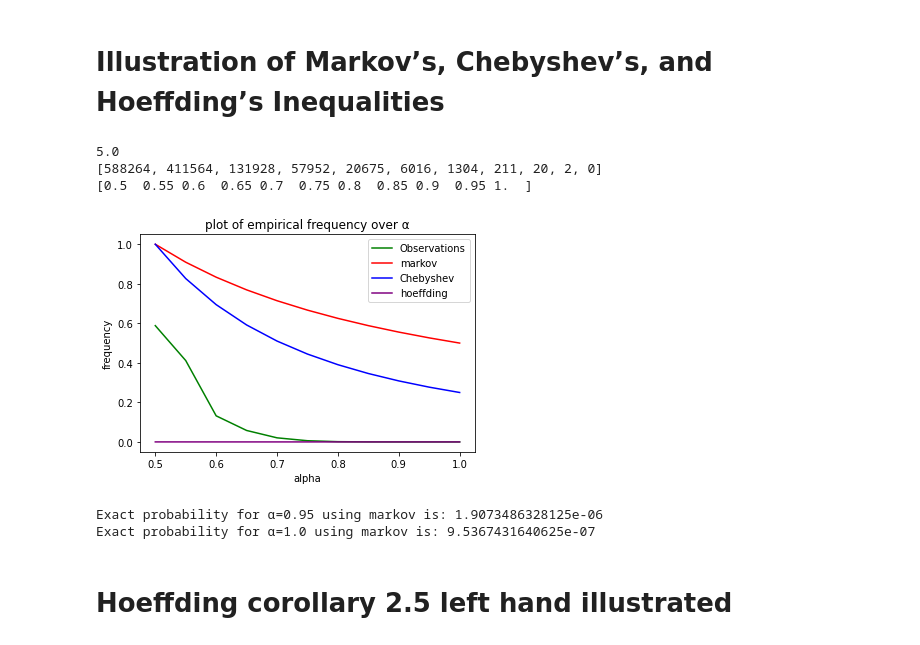
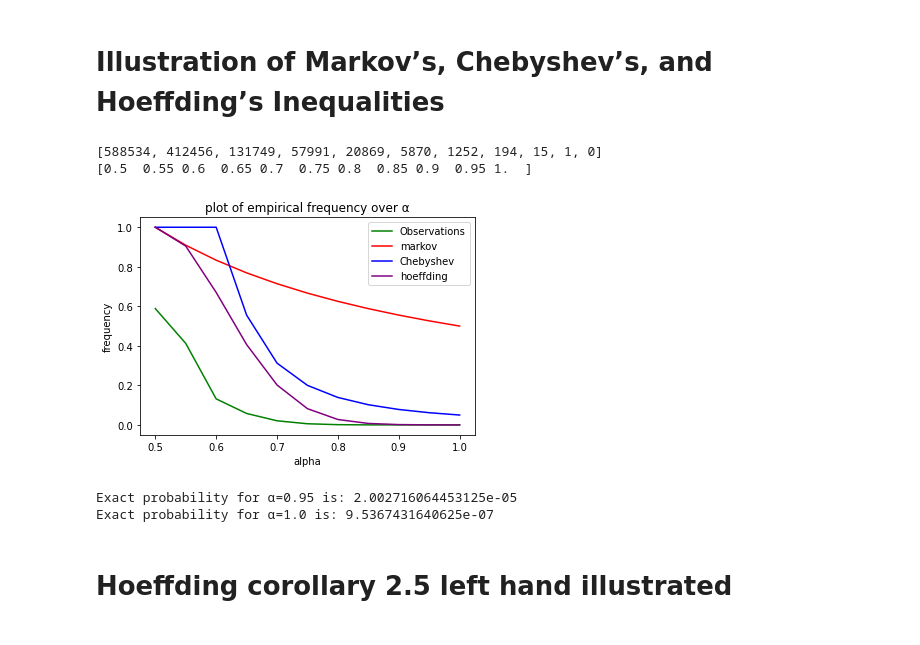
Before and after one commit to Lakspaghetti/Machine-Learning, a Jupyter notebook: A2/Question 1/Inequalities.ipynb, the cells around one changed output. Saved outputs shown, nothing was run; the diff lists cells and outputs as text; code cells hidden in the pictures.

```diff
--- a/A2/Question 1/Inequalities.ipynb
+++ b/A2/Question 1/Inequalities.ipynb
@@ -5,6 +5,7 @@ from itertools import count
 import matplotlib.colors as cm
 import matplotlib.pyplot as plt
 import numpy as np
+from scipy.special import comb
 
 size = 1000000
 n = 20
@@ -16,40 +17,39 @@ alpha = np.arange(0.5,1.05,0.05)
 count = [(np.sum(PercentualReps >= a)) for a in alpha]
 frequency = np.asarray(count)/size
 
-EX = n * p
-MarkovsRight = EX/(alpha * 20)
+EX = 0.5
+MarkovsRight = EX/(alpha)
 
-VARX = n*p * (1-p)
-print(VARX)
-ChebyshevsRight = VARX/((alpha ** 2) * 20)
+VARX = 0.5 * ((0 - 0.5) ** 2) + 0.5 *((1 - 0.5) ** 2)
+ChebyshevsRight = VARX/(n * ((alpha - 0.5) ** 2))
+ChebyshevsRight[ChebyshevsRight > 1.0] = 1.0
 
-hoefdinger = np.exp((-2) * n * ((alpha) ** 2))
+Hoeffdinger = np.exp((-2) * n * ((alpha - 0.5) ** 2))
 
 
 print(count)
 print(alpha)
 # %% [output]
-5.0
-[588264, 411564, 131928, 57952, 20675, 6016, 1304, 211, 20, 2, 0]
+[588534, 412456, 131749, 57991, 20869, 5870, 1252, 194, 15, 1, 0]
 [0.5  0.55 0.6  0.65 0.7  0.75 0.8  0.85 0.9  0.95 1.  ]
 # %%
 plt.title("plot of empirical frequency over \u03B1")
 plt.xlabel('alpha')
 plt.ylabel('frequency')
 plt.plot(alpha, frequency, color='green', label="Observations")
 plt.plot(alpha, MarkovsRight, color='red', label="markov")
 plt.plot(alpha, ChebyshevsRight, color='blue', label="Chebyshev")
-plt.plot(alpha, hoefdinger, color = 'purple', label="hoeffding")
+plt.plot(alpha, Hoeffdinger, color = 'purple', label="hoeffding")
 plt.legend(loc=1)
 plt.show()
 # %% [output]
-[figure, old version]
+[figure, new version]
 # %%
-print(f"Exact probability for \u03B1=0.95 using markov is: {(1/2) ** 19}")
-print(f"Exact probability for \u03B1=1.0 using markov is: {(1/2) ** 20}")
+print(f"Exact probability for \u03B1=0.95 is: {comb(20, 19) * (0.5 ** 19) * ((1 - 0.5) ** (20-19)) + comb(20, 20) * (0.5 ** 20) * ((1 - 0.5) ** (20-20))}")
+print(f"Exact probability for \u03B1=1.0 is: {comb(20, 20) * (0.5 ** 20) * ((1 - 0.5) ** (20-20))}")
 # %% [output]
-Exact probability for α=0.95 using markov is: 1.9073486328125e-06
-Exact probability for α=1.0 using markov is: 9.5367431640625e-07
+Exact probability for α=0.95 is: 2.002716064453125e-05
+Exact probability for α=1.0 is: 9.5367431640625e-07
 # %% [markdown]
 # Hoeffding corollary 2.5 left hand illustrated
 # %%
```
Also changed, not shown: parts of 5 cells of this notebook.
